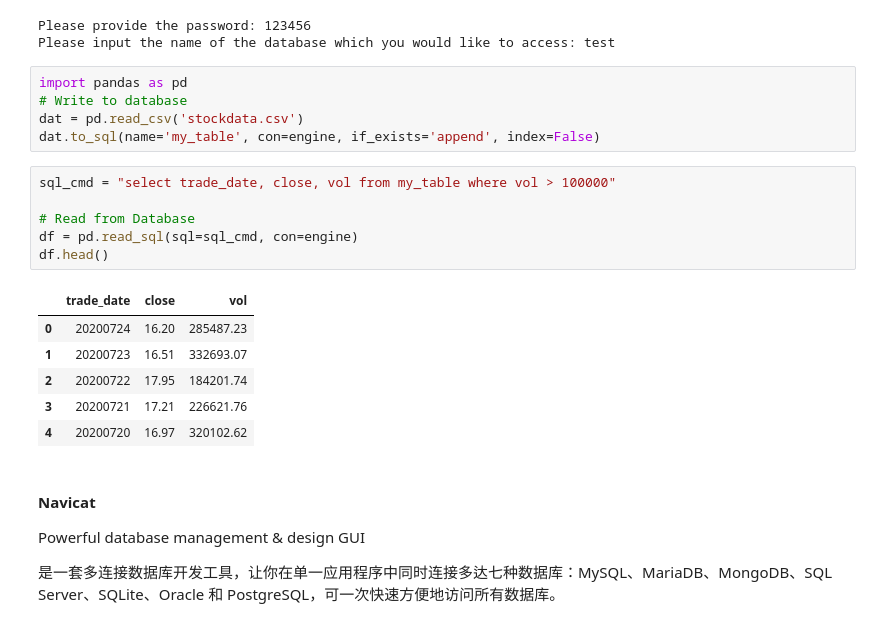
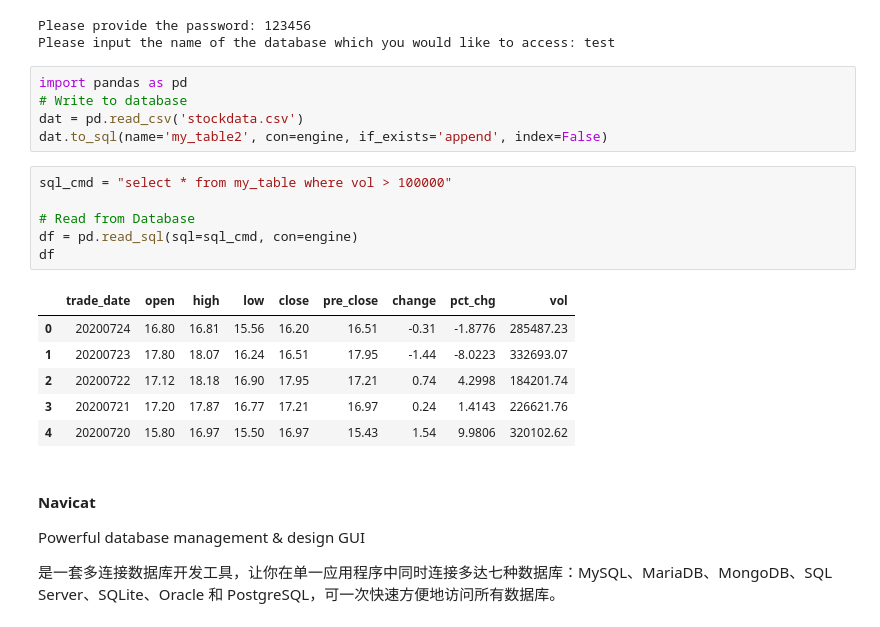
Before and after one commit to xinihe/jrxy_python_course, a Jupyter notebook: DataSession/database_learn.ipynb, the cells around one changed output. Cells and saved outputs as stored; diff of their text form.

```diff
--- a/DataSession/database_learn.ipynb
+++ b/DataSession/database_learn.ipynb
@@ -73,20 +73,20 @@ Please input the name of the database which you would like to access: test
 import pandas as pd
 # Write to database
 dat = pd.read_csv('stockdata.csv')
-dat.to_sql(name='my_table', con=engine, if_exists='append', index=False)
+dat.to_sql(name='my_table2', con=engine, if_exists='append', index=False)
 # %%
-sql_cmd = "select trade_date, close, vol from my_table where vol > 100000"
+sql_cmd = "select * from my_table where vol > 100000"
 
 # Read from Database
 df = pd.read_sql(sql=sql_cmd, con=engine)
-df.head()
+df
 # %% [output]
-|  | trade_date | close | vol |
-| 0 | 20200724 | 16.20 | 285487.23 |
-| 1 | 20200723 | 16.51 | 332693.07 |
-| 2 | 20200722 | 17.95 | 184201.74 |
-| 3 | 20200721 | 17.21 | 226621.76 |
-| 4 | 20200720 | 16.97 | 320102.62 |
+|  | trade_date | open | high | low | close | pre_close | change | pct_chg | vol |
+| 0 | 20200724 | 16.80 | 16.81 | 15.56 | 16.20 | 16.51 | -0.31 | -1.8776 | 285487.23 |
+| 1 | 20200723 | 17.80 | 18.07 | 16.24 | 16.51 | 17.95 | -1.44 | -8.0223 | 332693.07 |
+| 2 | 20200722 | 17.12 | 18.18 | 16.90 | 17.95 | 17.21 | 0.74 | 4.2998 | 184201.74 |
+| 3 | 20200721 | 17.20 | 17.87 | 16.77 | 17.21 | 16.97 | 0.24 | 1.4143 | 226621.76 |
+| 4 | 20200720 | 15.80 | 16.97 | 15.50 | 16.97 | 15.43 | 1.54 | 9.9806 | 320102.62 |
 # %% [markdown]
 #### Navicat
 
```
Also changed, not shown: parts of 2 cells of this notebook, 3 other files.
